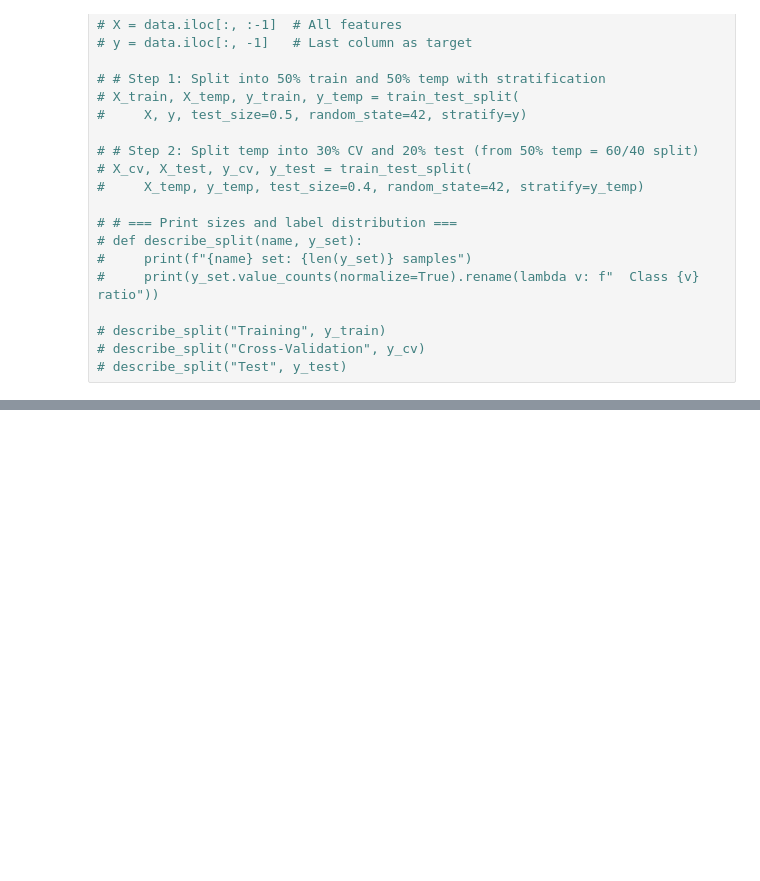
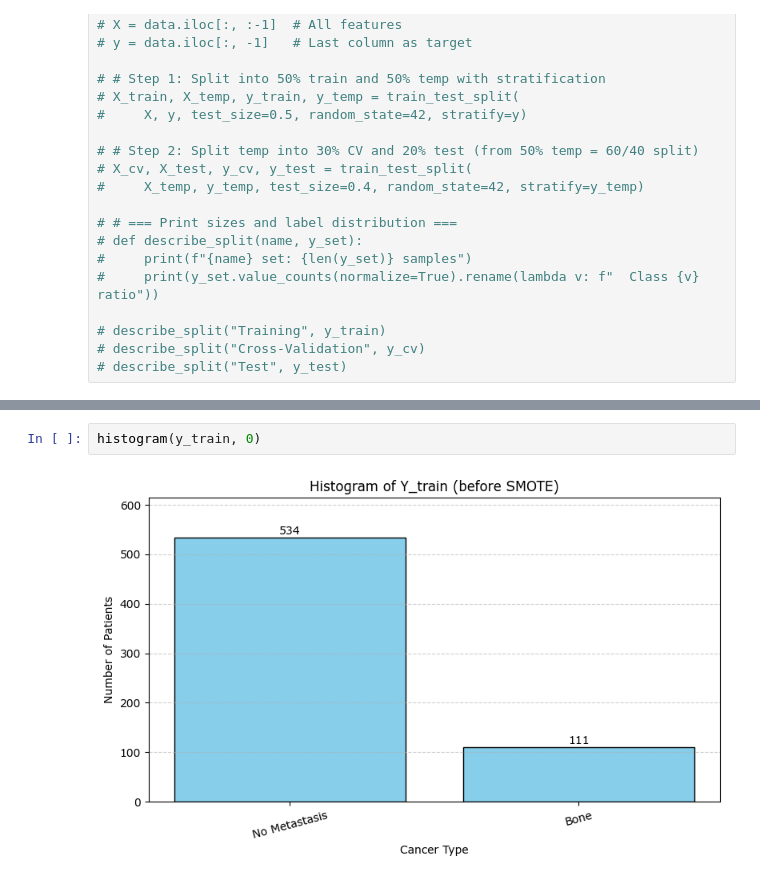
Before and after one commit to minionly/Machine_Learning, a Jupyter notebook: Project/Visualize Data.ipynb, the cells around one changed output, grey strips where cells are left out. Drawn from its saved outputs; the diff is of its cells as text; blank space fills up the shorter version.

```diff
--- a/Project/Visualize Data.ipynb
+++ b/Project/Visualize Data.ipynb
@@ -172,3 +227,7 @@ plt.show()
+# %%
+histogram(y_train, 0)
+# %% [output]
+[figure, added]
 # %%
 import matplotlib.pyplot as plt
 
```
Also changed, not shown: parts of 9 cells of this notebook, 51 other files.
